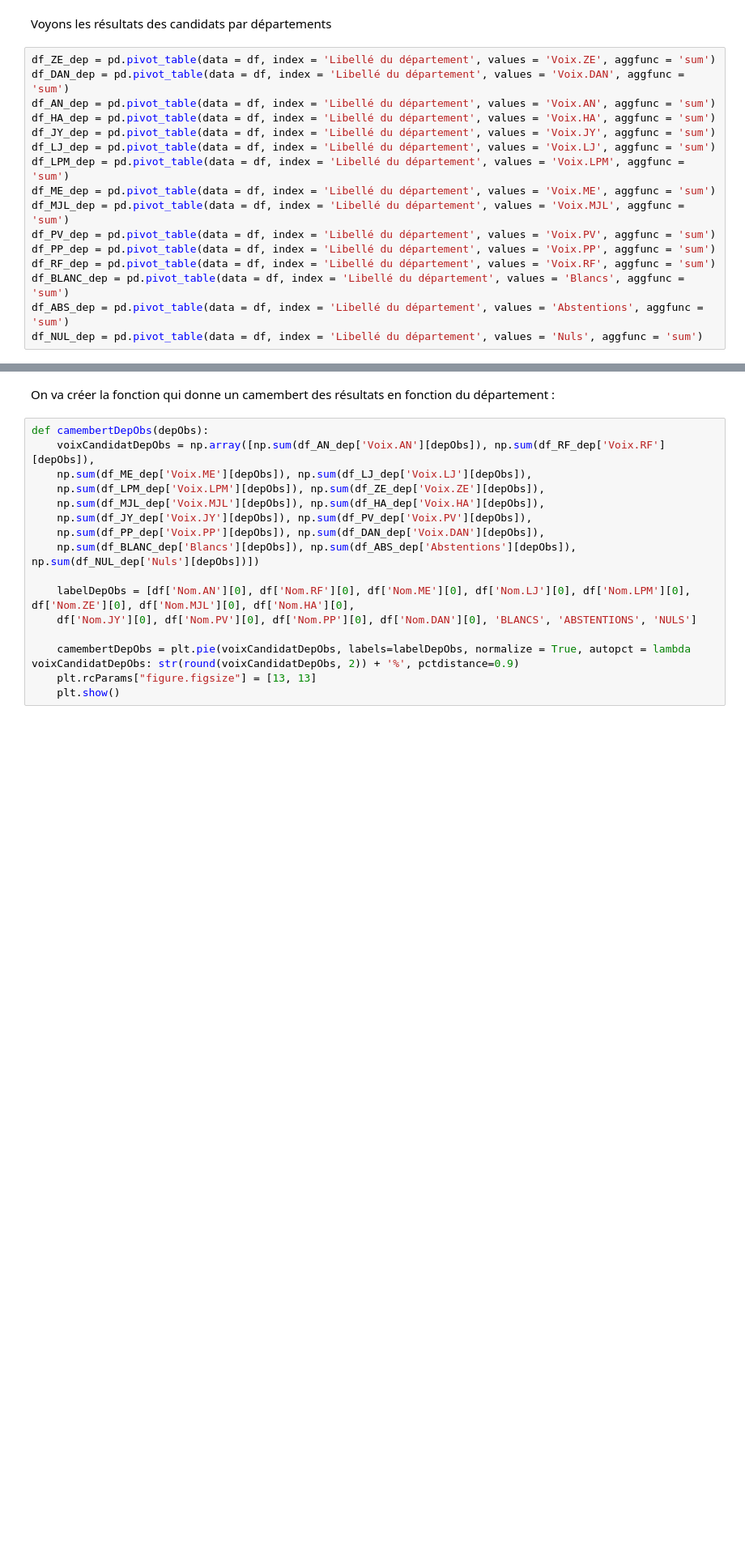
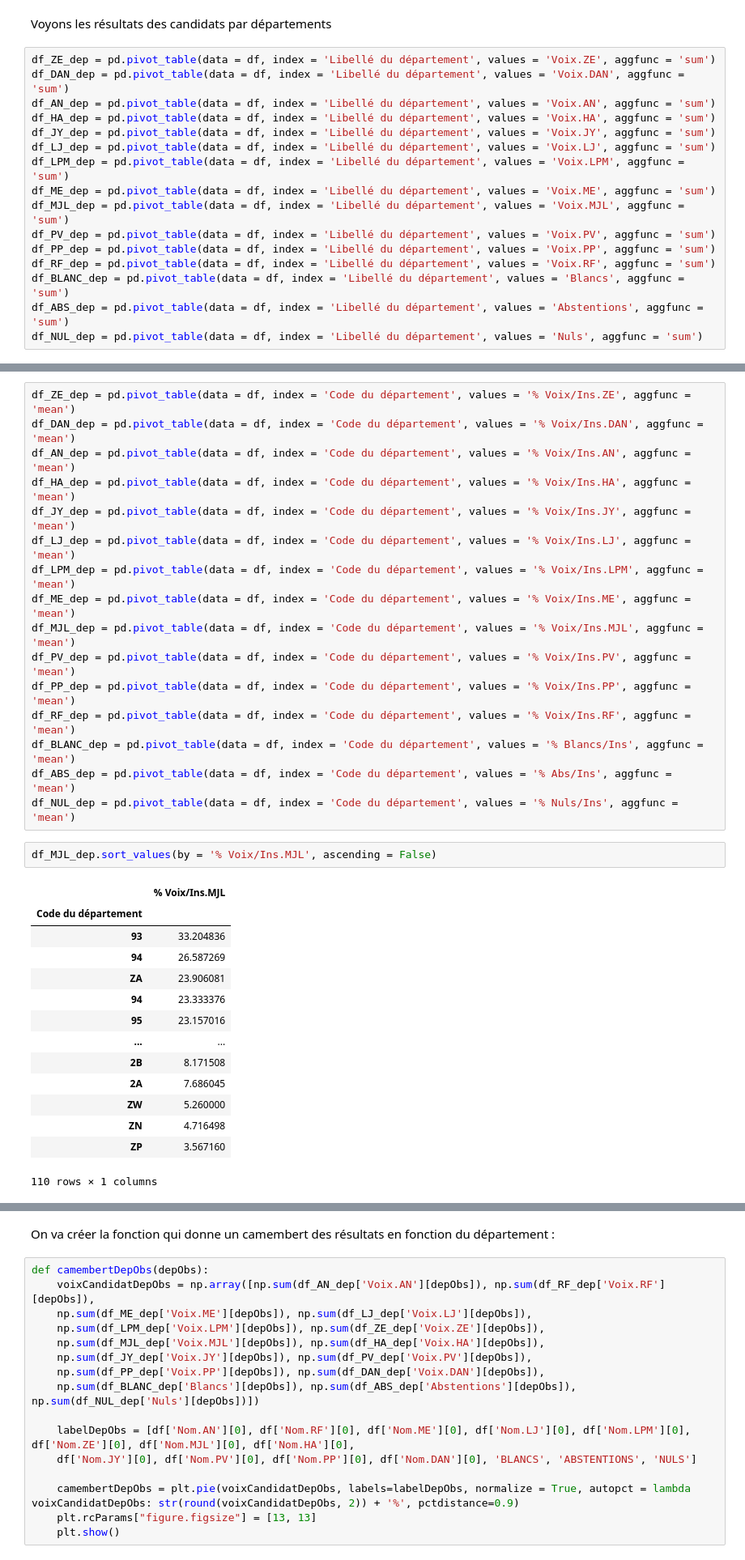
Before and after one commit to BaderEK/AnalyseDeDonnees, a Jupyter notebook: Groupe 2/Groupe 2/rendu.ipynb, the cells around one changed output, grey strips where cells are left out. Shown at 81% size. Drawn from its saved outputs; the diff is of its cells as text; blank space fills up the shorter version.

```diff
--- a/Groupe 2/Groupe 2/rendu.ipynb
+++ b/Groupe 2/Groupe 2/rendu.ipynb
@@ -114,0 +128,33 @@ max(df_LJ_dep['Voix.LJ'])
+# %%
+df_ZE_dep = pd.pivot_table(data = df, index = 'Code du département', values = '% Voix/Ins.ZE', aggfunc = 'mean')
+df_DAN_dep = pd.pivot_table(data = df, index = 'Code du département', values = '% Voix/Ins.DAN', aggfunc = 'mean')
+df_AN_dep = pd.pivot_table(data = df, index = 'Code du département', values = '% Voix/Ins.AN', aggfunc = 'mean')
+df_HA_dep = pd.pivot_table(data = df, index = 'Code du département', values = '% Voix/Ins.HA', aggfunc = 'mean')
+df_JY_dep = pd.pivot_table(data = df, index = 'Code du département', values = '% Voix/Ins.JY', aggfunc = 'mean')
+df_LJ_dep = pd.pivot_table(data = df, index = 'Code du département', values = '% Voix/Ins.LJ', aggfunc = 'mean')
+df_LPM_dep = pd.pivot_table(data = df, index = 'Code du département', values = '% Voix/Ins.LPM', aggfunc = 'mean')
+df_ME_dep = pd.pivot_table(data = df, index = 'Code du département', values = '% Voix/Ins.ME', aggfunc = 'mean')
+df_MJL_dep = pd.pivot_table(data = df, index = 'Code du département', values = '% Voix/Ins.MJL', aggfunc = 'mean')
+df_PV_dep = pd.pivot_table(data = df, index = 'Code du département', values = '% Voix/Ins.PV', aggfunc = 'mean')
+df_PP_dep = pd.pivot_table(data = df, index = 'Code du département', values = '% Voix/Ins.PP', aggfunc = 'mean')
+df_RF_dep = pd.pivot_table(data = df, index = 'Code du département', values = '% Voix/Ins.RF', aggfunc = 'mean')
+df_BLANC_dep = pd.pivot_table(data = df, index = 'Code du département', values = '% Blancs/Ins', aggfunc = 'mean')
+df_ABS_dep = pd.pivot_table(data = df, index = 'Code du département', values = '% Abs/Ins', aggfunc = 'mean')
+df_NUL_dep = pd.pivot_table(data = df, index = 'Code du département', values = '% Nuls/Ins', aggfunc = 'mean')
+# %%
+df_MJL_dep.sort_values(by = '% Voix/Ins.MJL', ascending = False)
+# %% [output]
+|  | % Voix/Ins.MJL |
+| Code du département |  |
+| 93 | 33.204836 |
+| 94 | 26.587269 |
+| ZA | 23.906081 |
+| 94 | 23.333376 |
+| 95 | 23.157016 |
+| ... | ... |
+| 2B | 8.171508 |
+| 2A | 7.686045 |
+| ZW | 5.260000 |
+| ZN | 4.716498 |
+| ZP | 3.567160 |
+110 rows × 1 columns
```
Also changed, not shown: parts of 4 cells of this notebook.
